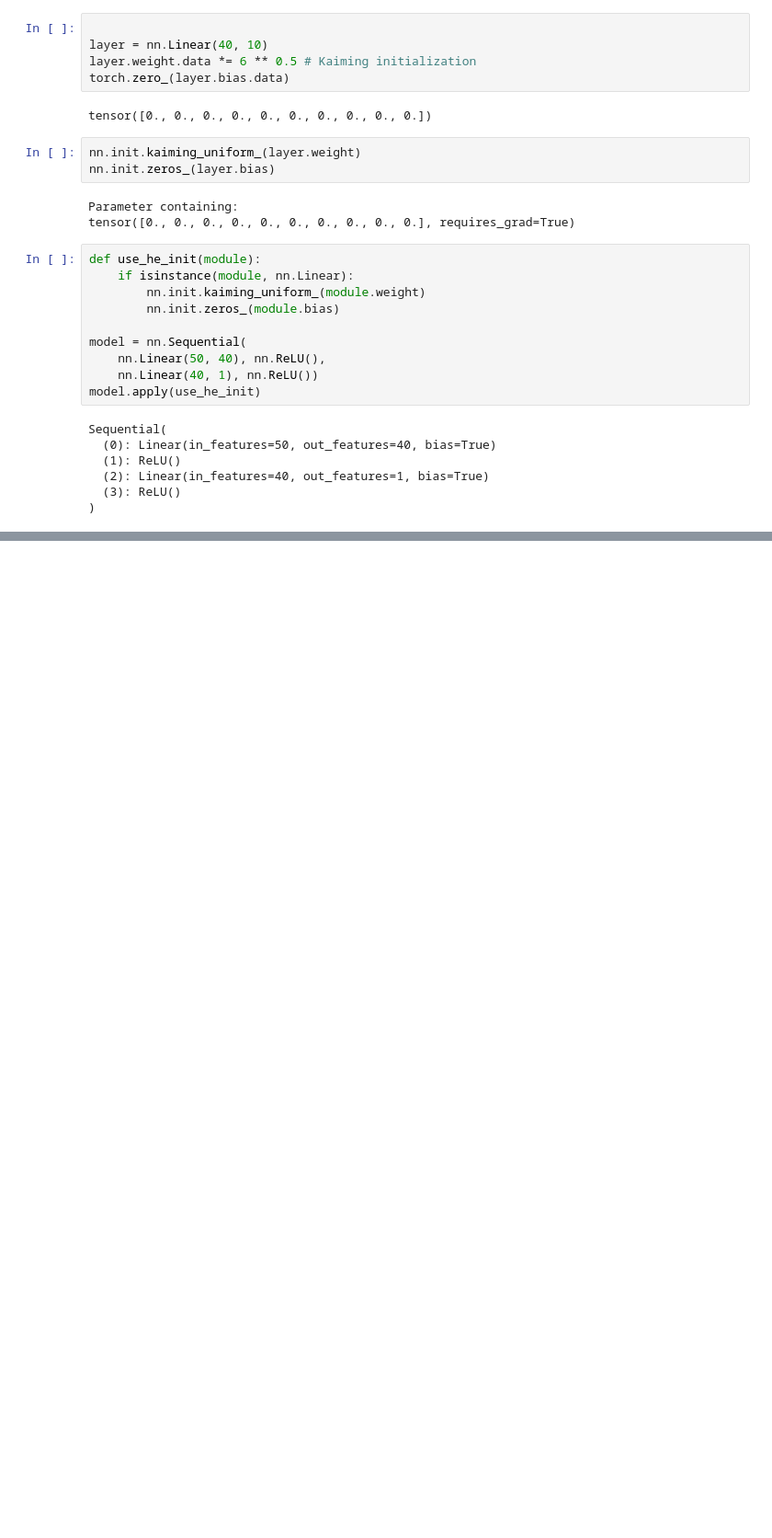
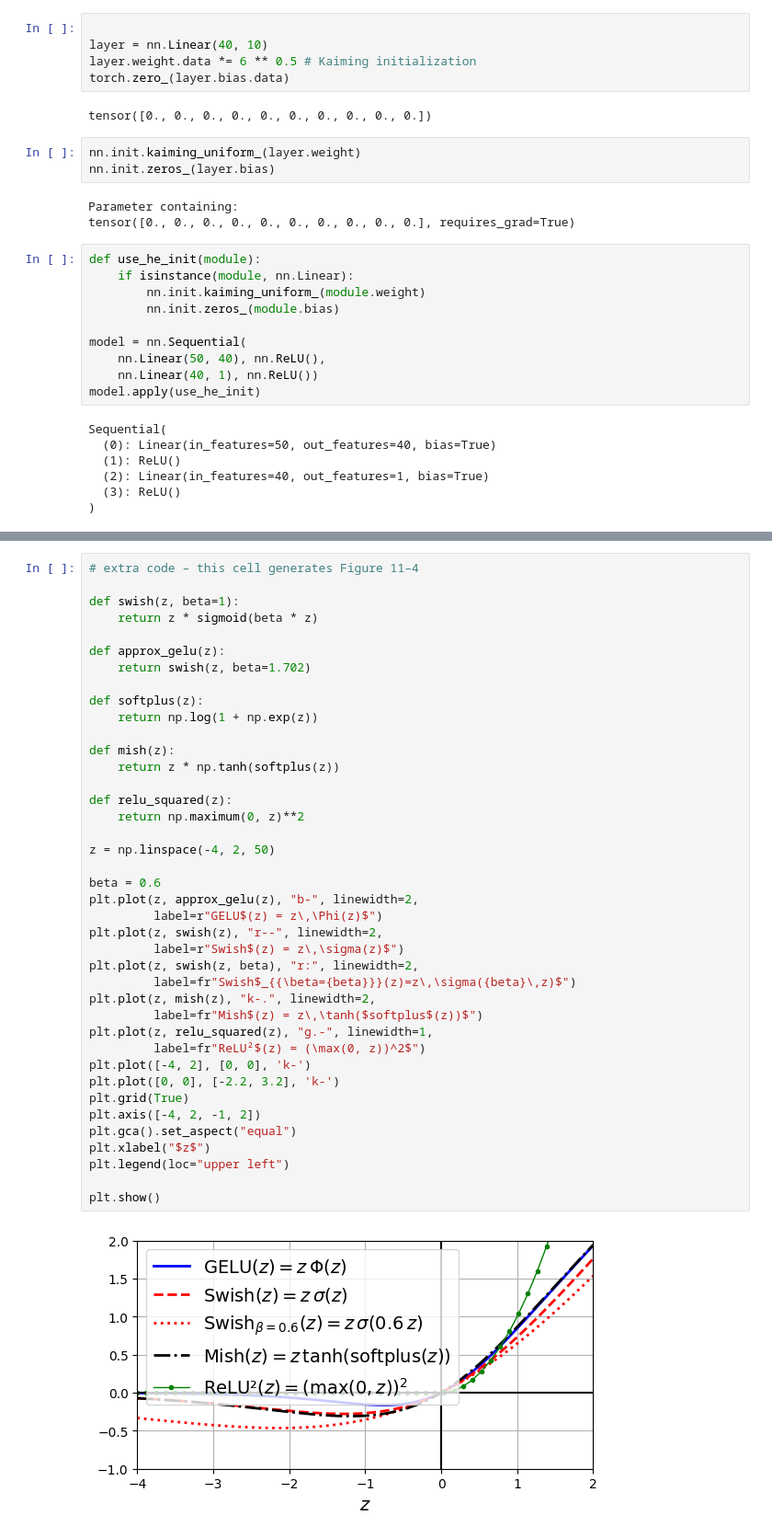
Before and after one commit to nvay/Homl, a Jupyter notebook: Chapter_11.ipynb, the cells around one changed output, grey strips where cells are left out. Shown at 92% size. Cells and saved outputs as stored; diff of their text form; blank space fills up the shorter version.

```diff
--- a/Chapter_11.ipynb
+++ b/Chapter_11.ipynb
@@ -59,0 +379,42 @@ tensor([[-0.2324,  0.0322,  0.1200,  ...,  0.0033, -0.3104, -0.0831],
+# %%
+# extra code – this cell generates Figure 11–4
+
+def swish(z, beta=1):
+    return z * sigmoid(beta * z)
+
+def approx_gelu(z):
+    return swish(z, beta=1.702)
+
+def softplus(z):
+    return np.log(1 + np.exp(z))
+
+def mish(z):
+    return z * np.tanh(softplus(z))
+
+def relu_squared(z):
+    return np.maximum(0, z)**2
+
+z = np.linspace(-4, 2, 50)
+
+beta = 0.6
+plt.plot(z, approx_gelu(z), "b-", linewidth=2,
+         label=r"GELU$(z) = z\,\Phi(z)$")
+plt.plot(z, swish(z), "r--", linewidth=2,
+         label=r"Swish$(z) = z\,\sigma(z)$")
+plt.plot(z, swish(z, beta), "r:", linewidth=2,
+         label=fr"Swish$_{{\beta={beta}}}(z)=z\,\sigma({beta}\,z)$")
+plt.plot(z, mish(z), "k-.", linewidth=2,
+         label=fr"Mish$(z) = z\,\tanh($softplus$(z))$")
+plt.plot(z, relu_squared(z), "g.-", linewidth=1,
+         label=fr"ReLU²$(z) = (\max(0, z))^2$")
+plt.plot([-4, 2], [0, 0], 'k-')
+plt.plot([0, 0], [-2.2, 3.2], 'k-')
+plt.grid(True)
+plt.axis([-4, 2, -1, 2])
+plt.gca().set_aspect("equal")
+plt.xlabel("$z$")
+plt.legend(loc="upper left")
+
+plt.show()
+# %% [output]
+[figure, added]
```
Also changed, not shown: parts of 98 cells of this notebook, 1 other file.
